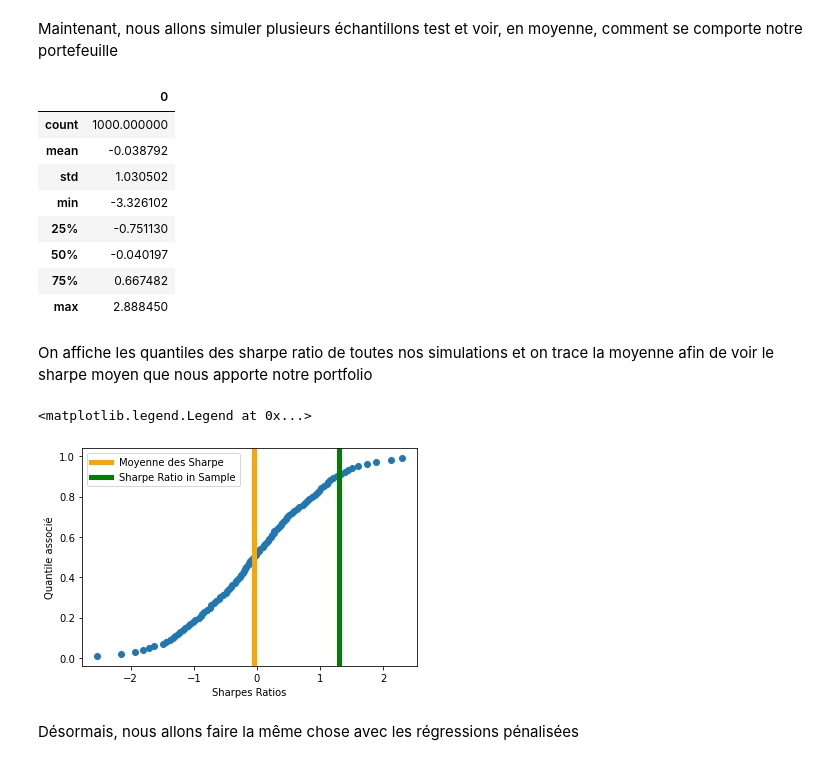
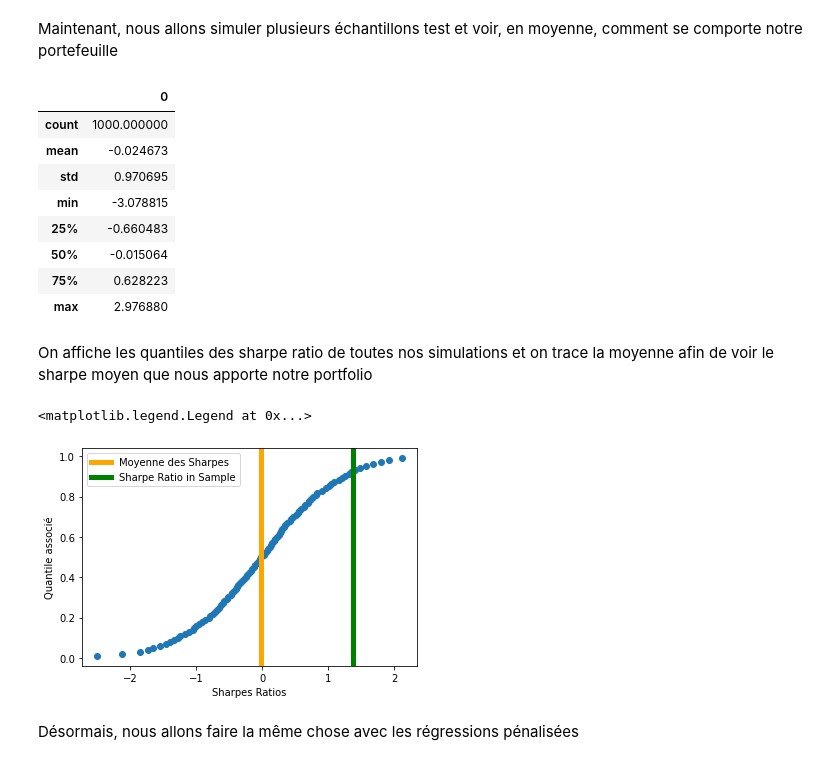
Before and after one commit to PyTomSss/StatApp_M1_ENSAE, a Jupyter notebook: Brouillon_Tom/Notebook_brouillon_Tom.ipynb, the cells around one changed output. Saved outputs shown, nothing was run; the diff lists cells and outputs as text; code cells hidden in the pictures.

```diff
--- a/Brouillon_Tom/Notebook_brouillon_Tom.ipynb
+++ b/Brouillon_Tom/Notebook_brouillon_Tom.ipynb
@@ -176,6 +170,10 @@ Le MAE (Mean Absolute Error) de notre prédiction est de 0.05000000000000001
 reg = LinearRegression(fit_intercept = False)
 model =  reg.fit(X_train, Y_train)
 coef_reglin = model.coef_
+y_pred = model.predict(X_test)
+
+print(f"Le MSE (Mean Squared Error) de notre prédiction est de {mean_squared_error(y_pred, Y_test)}")
+print(f"Le MAE (Mean Absolute Error) de notre prédiction est de {mean_absolute_error(y_pred, Y_test)}")
 
 coefs = pd.DataFrame(coef_reglin, columns=['Coefficients'], index = X_train.columns)
 coefs.sort_values(by='Coefficients', ascending=True, inplace=True)
@@ -186,6 +184,6 @@ plt.grid()
 plt.subplots_adjust(left=.3)
 
 #On rend les coefficients normalisés pour que le poid soit égal à 1
-coef_reg_lin_normalized = coef_reglin * abs(1/sum(coef_reglin))
+coef_reg_lin_normalized = coef_reglin * (1/sum(coef_reglin))
 print(coef_reg_lin_normalized)
 # %% [output]
@@ -197,7 +197,7 @@ print(coef_reg_lin_normalized)
 # %% [markdown]
 On affiche les PNL in sample
 # %%
-pnl_in_sample = rdts_observes @ coef_reglin
-print('Sharpe = ' + str(pnl_in_sample.mean()/pnl_in_sample.std()*16))
-pnl_in_sample.cumsum().plot()
+pnl_in_sample_reglin = rdts_observes @ coef_reg_lin_normalized
+print('Sharpe = ' + str(pnl_in_sample_reglin.mean()/pnl_in_sample_reglin.std()*16))
+pnl_in_sample_reglin.cumsum().plot()
 # %% [output]
@@ -233,47 +217,47 @@ Sharpe = 1.2926758456433698
 # %% [markdown]
 Maintenant, nous allons simuler plusieurs échantillons test et voir, en moyenne, comment se comporte notre portefeuille
 # %%
-pnl_out_sample = []
-sharpe_out_sample = []
+pnl_out_sample_reglin = []
+sharpe_out_sample_reglin = []
 
 for i in range(nb_simu) :
     simu = mu/256 + pd.DataFrame(np.random.randn(nb_dates_test,nb_actifs)) @ A.T / 16
     pnl_simu = simu @ coef_reg_lin_normalized
-    pnl_out_sample.append(pnl_simu)
+    pnl_out_sample_reglin.append(pnl_simu)
 
     sharpe_simu = pnl_simu.mean() / pnl_simu.std() * 16
-    sharpe_out_sample.append(sharpe_simu)
+    sharpe_out_sample_reglin.append(sharpe_simu)
 
-sharpe_out_sample_DF = pd.DataFrame(sharpe_out_sample)
-sharpe_out_sample_DF.describe()
+sharpe_out_sample_DF_reglin = pd.DataFrame(sharpe_out_sample_reglin)
+sharpe_out_sample_DF_reglin.describe()
 # %% [output]
 |  | 0 |
 | count | 1000.000000 |
-| mean | -0.038792 |
-| std | 1.030502 |
-| min | -3.326102 |
-| 25% | -0.751130 |
-| 50% | -0.040197 |
-| 75% | 0.667482 |
-| max | 2.888450 |
+| mean | -0.024673 |
+| std | 0.970695 |
+| min | -3.078815 |
+| 25% | -0.660483 |
+| 50% | -0.015064 |
+| 75% | 0.628223 |
+| max | 2.976880 |
 # %% [markdown]
 On affiche les quantiles des sharpe ratio de toutes nos simulations et on trace la moyenne afin de voir le sharpe moyen que nous apporte notre portfolio
 # %%
-quantiles = sharpe_out_sample_DF.quantile(np.arange(0.01,1.0,0.01)).reset_index().rename({'index':'proba',0:'quantile'},axis=1)
+quantiles = sharpe_out_sample_DF_reglin.quantile(np.arange(0.01,1.0,0.01)).reset_index().rename({'index':'proba',0:'quantile'},axis=1)
 plt.scatter(quantiles['quantile'],quantiles['proba'])
 
-moyenne_sharpe = float(sharpe_out_sample_DF.mean())
-sharpe_in_sample = pnl_in_sample.mean()/pnl_in_sample.std()*16
+moyenne_sharpe = float(sharpe_out_sample_DF_reglin.mean())
+sharpe_in_sample = pnl_in_sample_reglin.mean()/pnl_in_sample_reglin.std()*16
 plt.axvline(x=moyenne_sharpe, color='orange', linestyle='-', linewidth=5,  label='Moyenne des Sharpes')
 plt.axvline(x=sharpe_in_sample, color='green', linestyle='-', linewidth=5,  label='Sharpe Ratio in Sample')
 
 plt.xlabel('Sharpes Ratios')
 plt.ylabel('Quantile associé')
 plt.legend()
 #plt.scatter(quantiles['quantile']*0 + sharpe_out_sample_DF.mean(),quantiles['proba'])
 #plt.scatter(quantiles['quantile']*0 + pnl_in_sample.mean()/pnl_in_sample.std()*16,quantiles['proba'])
 # %% [output]
 <matplotlib.legend.Legend at 0x...>
-[figure, old version]
+[figure, new version]
 # %% [markdown]
 Désormais, nous allons faire la même chose avec les régressions pénalisées
```
Also changed, not shown: parts of 18 cells of this notebook.
